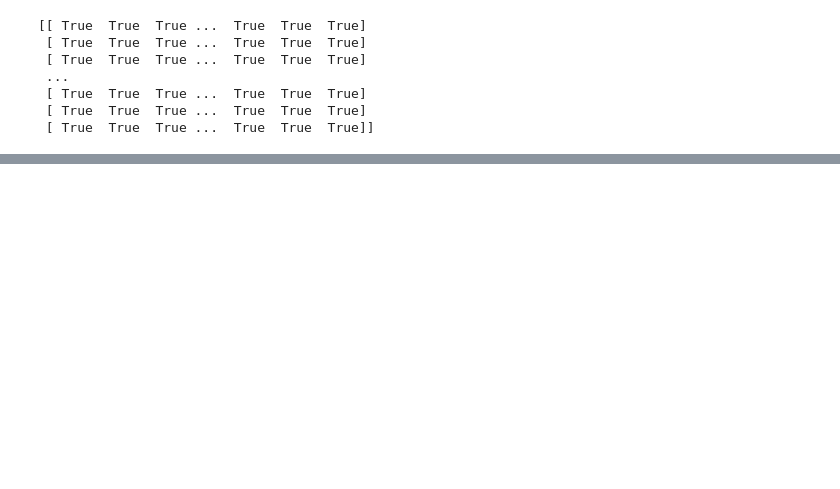
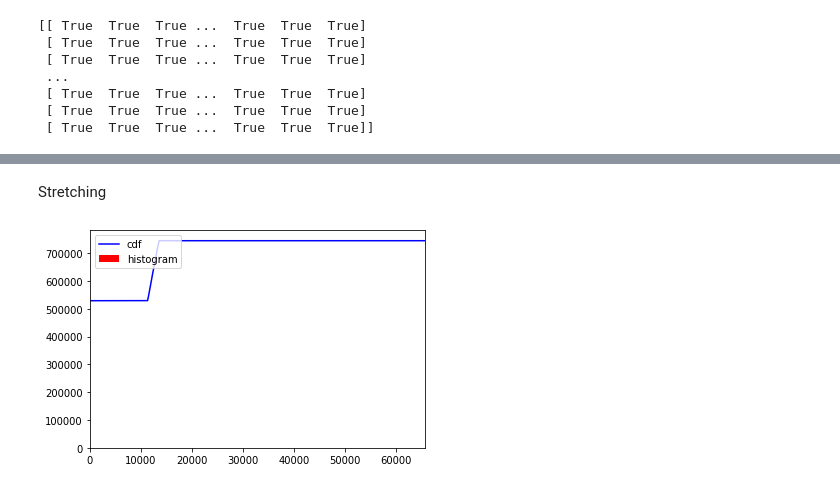
Before and after one commit to MNiko97/BilateralHistogramEqualization, a Jupyter notebook: bilateralFilter.ipynb, the cells around one changed output, grey strips where cells are left out. Cells and saved outputs as stored; diff of their text form; code cells hidden in the pictures; blank space fills up the shorter version.

```diff
--- a/bilateralFilter.ipynb
+++ b/bilateralFilter.ipynb
@@ -50,0 +83,15 @@ for i in l :
+# %% [markdown]
+Stretching
+# %%
+#stretch the 5th slice
+max_bit = 2**16
+hist,bins = np.histogram(slices[5].flatten(),max_bit,[0,max_bit])
+cdf = hist.cumsum()
+cdf_normalized = cdf * float(hist.max()) / cdf.max()
+plt.plot(cdf_normalized, color = 'b')
+plt.hist(slices[5].flatten(),max_bit,[0,max_bit], color = 'r')
+plt.xlim([0,max_bit])
+plt.legend(('cdf','histogram'), loc = 'upper left')
+plt.show()
+# %% [output]
+[figure, added]
```
Also changed, not shown: parts of 5 cells of this notebook.
